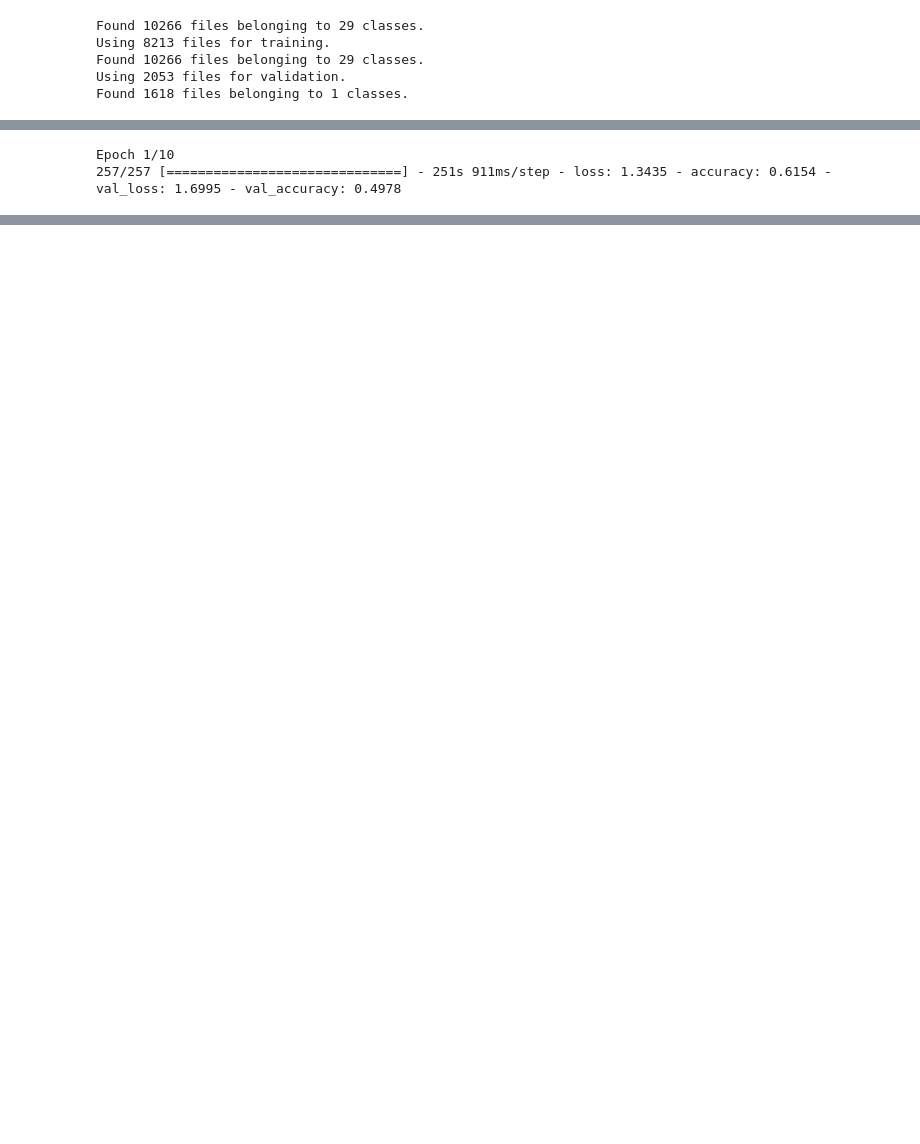
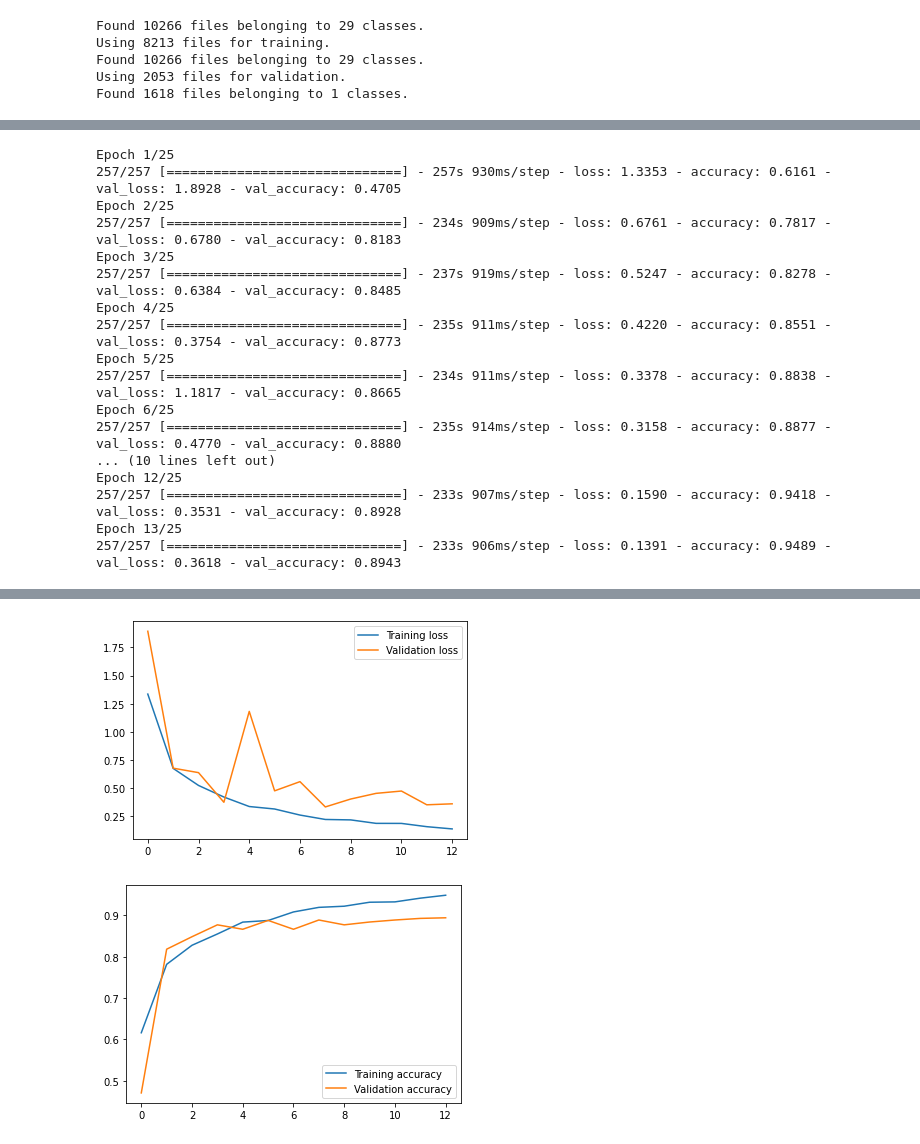
Before and after one commit to advy99/PROYECTO_MD_AA, a Jupyter notebook: algoritmos/JEMM/EfficientNetB2_ImageNet.ipynb, the cells around one changed output, grey strips where cells are left out. Cells and saved outputs as stored; diff of their text form; code cells hidden in the pictures; blank space fills up the shorter version.

```diff
--- a/algoritmos/JEMM/EfficientNetB2_ImageNet.ipynb
+++ b/algoritmos/JEMM/EfficientNetB2_ImageNet.ipynb
@@ -154,25 +218,39 @@ Epoch 7/25
 ## FINE TUNING: Volvemos a entrenar descongelando algunas capas (menos las BatchNormalization)
 
 def unfreeze_model(model):
-    for layer in model.layers[-20:]:
-        if not isinstance(layer, BatchNormalization):
-            layer.trainable = True
+  for layer in model.layers[-20:]:
+    if not isinstance(layer, BatchNormalization):
+      layer.trainable = True
 
-    opt = Adam(learning_rate=1e-4)
-    model.compile(loss=SparseCategoricalCrossentropy(from_logits=False),optimizer=opt,
-                  metrics=['accuracy'])
-
+  opt = Adam(learning_rate=1e-4)
+  model.compile(loss=SparseCategoricalCrossentropy(from_logits=False),optimizer=opt,
+              metrics=['accuracy'])
 
 unfreeze_model(model)
 
 with mlflow.start_run():
-  callback = EarlyStopping(patience=3,restore_best_weights=True)
+  callback = EarlyStopping(patience=5,restore_best_weights=True)
   history = model.fit(training,
-                    epochs=10,
+                    epochs=25,
                     validation_data=validation,
                     callbacks=callback)
 
   mostrarEvolucion(history)
 # %% [output]
-Epoch 1/10
-257/257 [==============================] - 251s 911ms/step - loss: 1.3435 - accuracy: 0.6154 - val_loss: 1.6995 - val_accuracy: 0.4978
+Epoch 1/25
+257/257 [==============================] - 257s 930ms/step - loss: 1.3353 - accuracy: 0.6161 - val_loss: 1.8928 - val_accuracy: 0.4705
+Epoch 2/25
+257/257 [==============================] - 234s 909ms/step - loss: 0.6761 - accuracy: 0.7817 - val_loss: 0.6780 - val_accuracy: 0.8183
+Epoch 3/25
+257/257 [==============================] - 237s 919ms/step - loss: 0.5247 - accuracy: 0.8278 - val_loss: 0.6384 - val_accuracy: 0.8485
+Epoch 4/25
+257/257 [==============================] - 235s 911ms/step - loss: 0.4220 - accuracy: 0.8551 - val_loss: 0.3754 - val_accuracy: 0.8773
+Epoch 5/25
+257/257 [==============================] - 234s 911ms/step - loss: 0.3378 - accuracy: 0.8838 - val_loss: 1.1817 - val_accuracy: 0.8665
+Epoch 6/25
+257/257 [==============================] - 235s 914ms/step - loss: 0.3158 - accuracy: 0.8877 - val_loss: 0.4770 - val_accuracy: 0.8880
+... (10 lines left out)
+Epoch 12/25
+257/257 [==============================] - 233s 907ms/step - loss: 0.1590 - accuracy: 0.9418 - val_loss: 0.3531 - val_accuracy: 0.8928
+Epoch 13/25
+257/257 [==============================] - 233s 906ms/step - loss: 0.1391 - accuracy: 0.9489 - val_loss: 0.3618 - val_accuracy: 0.8943
@@ -179,3 +258,5 @@ Epoch 1/10
+[figure, added]
+[figure, added]
 # %%
 ## Predecimos las clases
 y_pred = model.predict(test)
```
Also changed, not shown: parts of 6 cells of this notebook, 1 other file.
